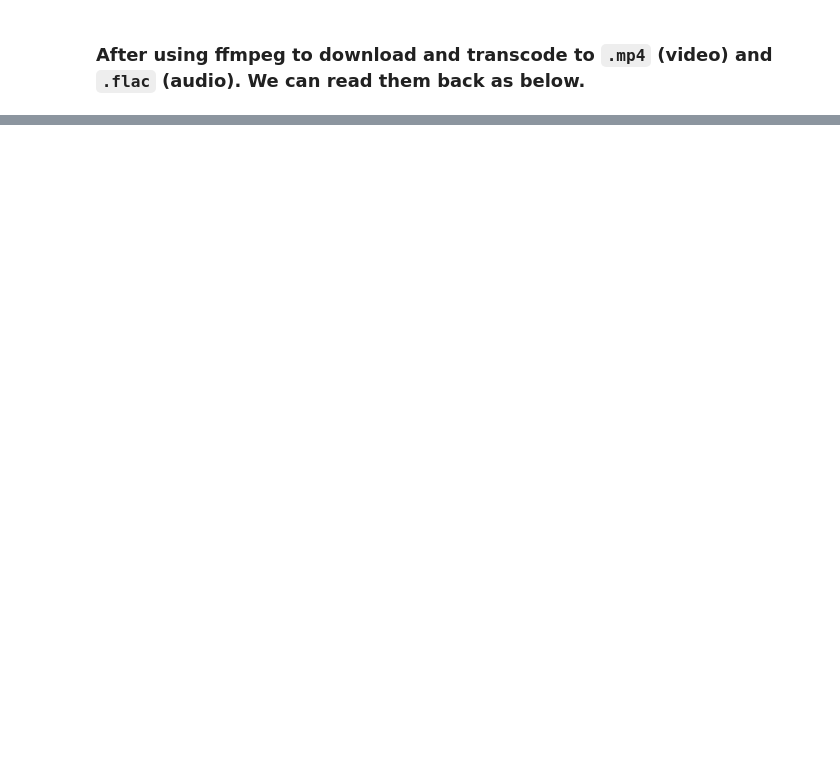
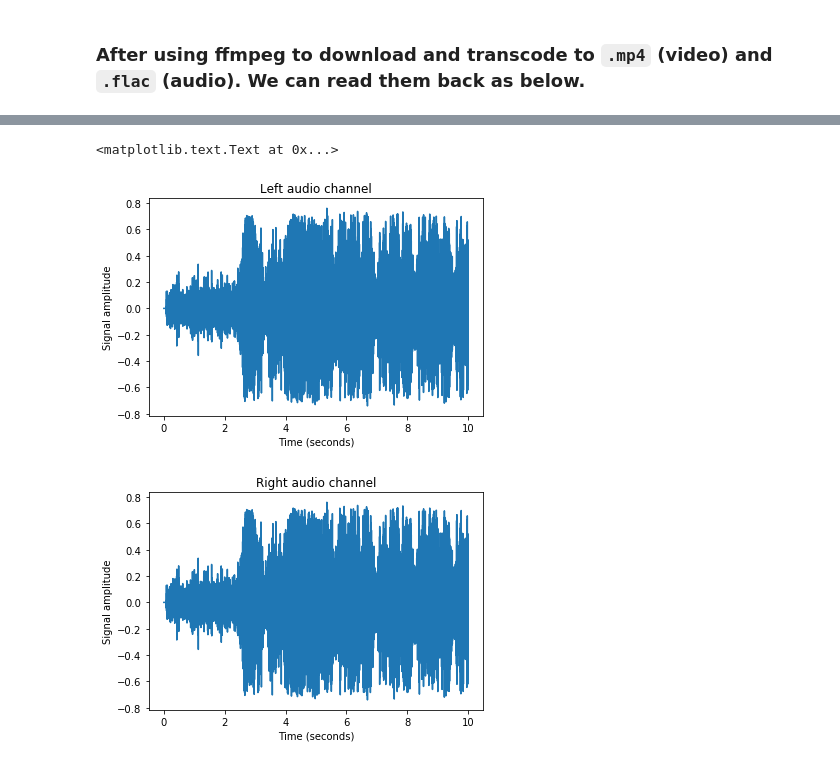
Before and after one commit to speedyseal/audiosetdl, a Jupyter notebook: notebooks/download.ipynb, the cells around one changed output, grey strips where cells are left out. Drawn from its saved outputs; the diff is of its cells as text; code cells hidden in the pictures; blank space fills up the shorter version.

```diff
--- a/notebooks/download.ipynb
+++ b/notebooks/download.ipynb
@@ -63,0 +144,19 @@ plt.plot(data)
+# %%
+# Plot the time domain signal
+data, samplerate = sf.read(audio_filepath)
+t_step = 1.0/samplerate
+t = np.arange(0, data.shape[0] * t_step, t_step)
+plt.plot(t, data[:,0])
+plt.title('Left audio channel')
+plt.xlabel('Time (seconds)')
+plt.ylabel('Signal amplitude')
+
+plt.figure()
+plt.plot(t, data[:,1])
+plt.title('Right audio channel')
+plt.xlabel('Time (seconds)')
+plt.ylabel('Signal amplitude')
+# %% [output]
+<matplotlib.text.Text at 0x...>
+[figure, added]
+[figure, added]
```
Also changed, not shown: parts of 18 cells of this notebook.
